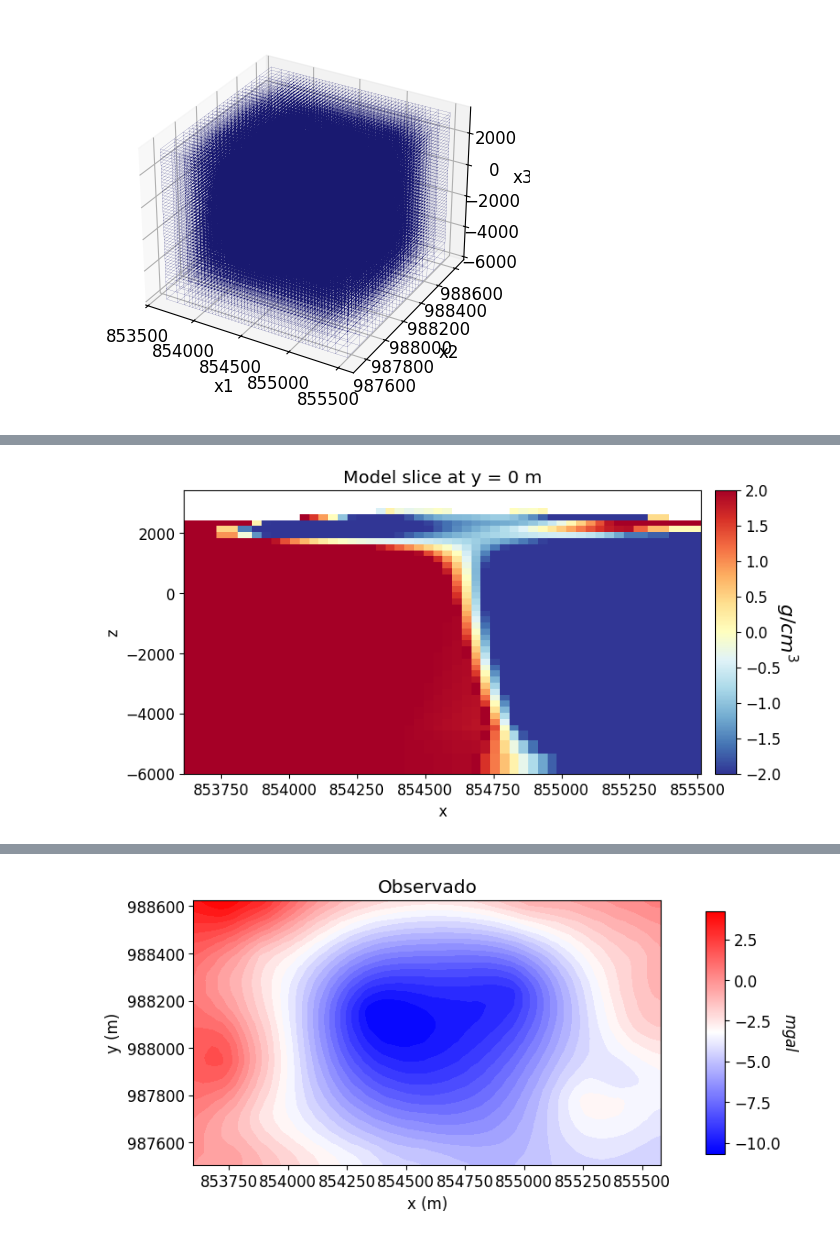
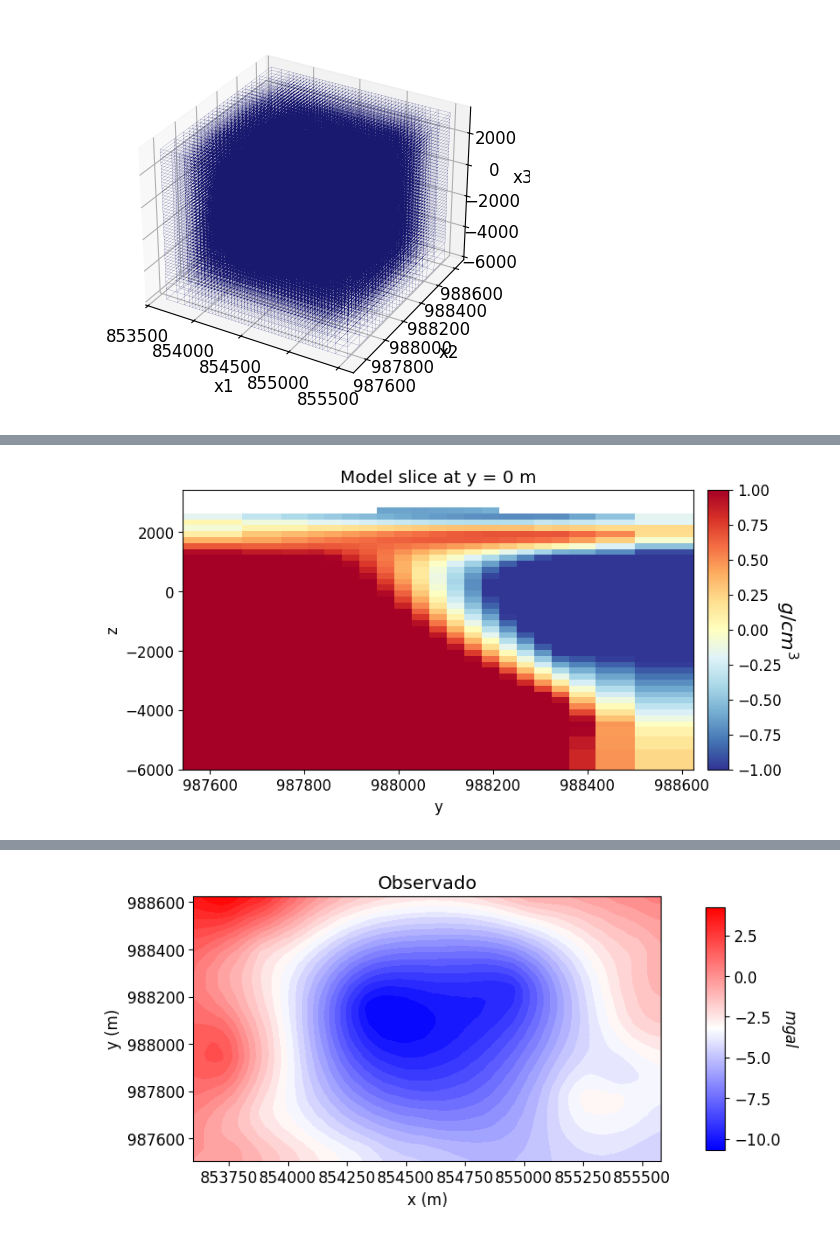
Before and after one commit to GabrielMoreno09/Proyecto_VCM_Modelamiento_Inversion, a Jupyter notebook: Inversion_WLS_dato_real_01-VCM.ipynb, the cells around one changed output, grey strips where cells are left out. Drawn from its saved outputs; the diff is of its cells as text; code cells hidden in the pictures.

```diff
--- a/Inversion_WLS_dato_real_01-VCM.ipynb
+++ b/Inversion_WLS_dato_real_01-VCM.ipynb
@@ -807,3 +812,6 @@ for valor in new_uncertainties:
 0.106861973
 0.106861973
 0.106861973
+# %%
+new_uncertainties[np.abs(new_uncertainties) > 1.0] /= 2.0
+new_uncertainties = new_uncertainties.copy() * 0.001
@@ -932,14 +961,14 @@ reg_irls = regularization.Sparse(
     alpha_s=dy**-1,
     alpha_x=1,
     alpha_y=1,
-    alpha_z=10,
+    alpha_z=1,
     reference_model=reference_tree_model,
     reference_model_in_smooth=True,
-    norms=[0, 2, 2, 2],
+    norms=[0, 1, 1, 1],
 )
 # %%
 opt_irls = optimization.ProjectedGNCG(
-    maxIter=60, lower=-2.0, upper=2.0, maxIterLS=30, maxIterCG=20, tolCG=1e-2
+    maxIter=40, lower=-1.0, upper=1.0, maxIterLS=30, maxIterCG=20, tolCG=1e-2
 )
 
 # opt_irls = optimization.InexactGaussNewton(
@@ -966,7 +995,7 @@ update_irls = directives.Update_IRLS(
     coolingRate=1,
     chifact_start=2,
     f_min_change=1e-4,
-    max_irls_iterations=50,
+    max_irls_iterations=40,
 )
 
 directives_list_irls = [
@@ -1000,33 +1029,33 @@ x0 has any nan: 0
 # %%
 # Plot Recovered Model
 fig = plt.figure(figsize=(8, 4))
 ax1 = fig.add_axes([0.1, 0.1, 0.73, 0.8])
 
 
 # norm = mpl.colors.Normalize(
 #     vmin=-np.max(np.abs(recovered_tree_model)), vmax=-np.min(np.abs(recovered_tree_model))
 #     )
-norm = mpl.colors.Normalize(vmin=-2.0, vmax=2.0)
+norm = mpl.colors.Normalize(vmin=-1.0, vmax=1.0)
 
 tree_mesh.plot_slice(
-    tree_plotting_map * -recovered_tree_model,
-    normal="y",
+    tree_plotting_map * recovered_tree_model,
+    normal="x",
     ax=ax1,
-    ind=int(tree_mesh.shape_cells[1] / 2),
+    ind=int(tree_mesh.shape_cells[0] / 2),
     grid=False,
     pcolor_opts={"cmap": mpl.cm.RdYlBu_r, "norm": norm},
 )
 ax1.set_title("Model slice at y = 0 m")
 
 ax2 = fig.add_axes([0.85, 0.1, 0.03, 0.8])
 cbar = mpl.colorbar.ColorbarBase(
     ax2, norm=norm, orientation="vertical", cmap=mpl.cm.RdYlBu_r
 )
 cbar.set_label("$g/cm^3$", rotation=270, labelpad=15, size=16)
 
 plt.show()
 # %% [output]
-[figure, old version]
+[figure, new version]
 # %%
 dpred_new = (inv_prob_irls.dpred)
 
```
Also changed, not shown: parts of 18 cells of this notebook, 4 other files.
